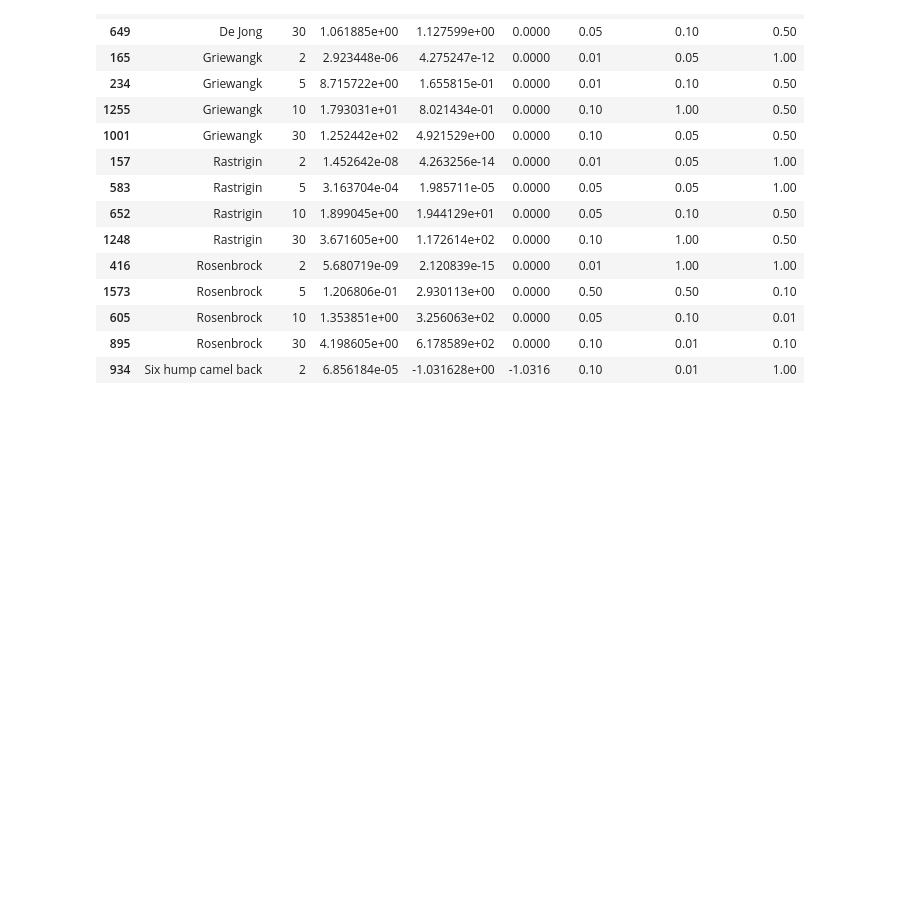
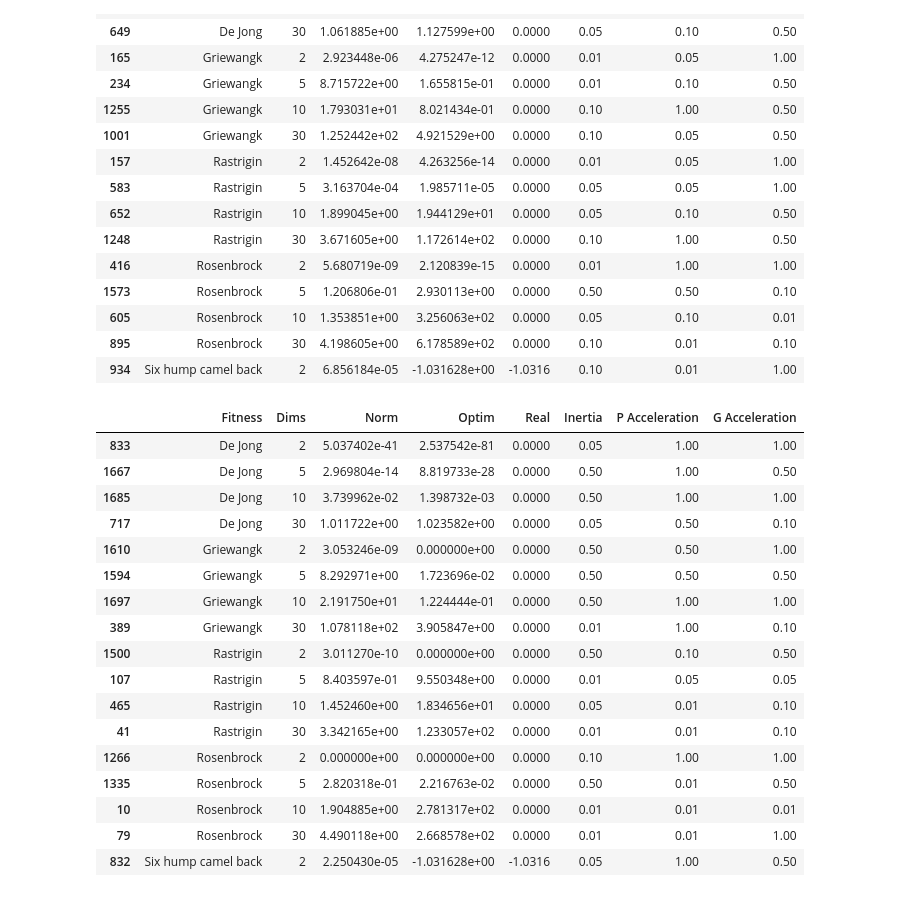
Before and after one commit to StrugariStefan/PSO, a Jupyter notebook: Particle Swarm Optimization.ipynb, the cells around one changed output. Cells and saved outputs as stored; diff of their text form; code cells hidden in the pictures; blank space fills up the shorter version.

```diff
--- a/Particle Swarm Optimization.ipynb
+++ b/Particle Swarm Optimization.ipynb
@@ -176,3 +190,25 @@ rdf2.iloc[rdf2.groupby(['Fitness', 'Dims'])['Norm'].agg(pd.Series.idxmin)]
 | 605 | Rosenbrock | 10 | 1.353851e+00 | 3.256063e+02 | 0.0000 | 0.05 | 0.10 | 0.01 |
 | 895 | Rosenbrock | 30 | 4.198605e+00 | 6.178589e+02 | 0.0000 | 0.10 | 0.01 | 0.10 |
 | 934 | Six hump camel back | 2 | 6.856184e-05 | -1.031628e+00 | -1.0316 | 0.10 | 0.01 | 1.00 |
+# %%
+rdf2 = pd.read_pickle('.\\t100-p100.pkl')
+rdf2.iloc[rdf2.groupby(['Fitness', 'Dims'])['Norm'].agg(pd.Series.idxmin)]
+# %% [output]
+|  | Fitness | Dims | Norm | Optim | Real | Inertia | P Acceleration | G Acceleration |
+| 833 | De Jong | 2 | 5.037402e-41 | 2.537542e-81 | 0.0000 | 0.05 | 1.00 | 1.00 |
+| 1667 | De Jong | 5 | 2.969804e-14 | 8.819733e-28 | 0.0000 | 0.50 | 1.00 | 0.50 |
+| 1685 | De Jong | 10 | 3.739962e-02 | 1.398732e-03 | 0.0000 | 0.50 | 1.00 | 1.00 |
+| 717 | De Jong | 30 | 1.011722e+00 | 1.023582e+00 | 0.0000 | 0.05 | 0.50 | 0.10 |
+| 1610 | Griewangk | 2 | 3.053246e-09 | 0.000000e+00 | 0.0000 | 0.50 | 0.50 | 1.00 |
+| 1594 | Griewangk | 5 | 8.292971e+00 | 1.723696e-02 | 0.0000 | 0.50 | 0.50 | 0.50 |
+| 1697 | Griewangk | 10 | 2.191750e+01 | 1.224444e-01 | 0.0000 | 0.50 | 1.00 | 1.00 |
+| 389 | Griewangk | 30 | 1.078118e+02 | 3.905847e+00 | 0.0000 | 0.01 | 1.00 | 0.10 |
+| 1500 | Rastrigin | 2 | 3.011270e-10 | 0.000000e+00 | 0.0000 | 0.50 | 0.10 | 0.50 |
+| 107 | Rastrigin | 5 | 8.403597e-01 | 9.550348e+00 | 0.0000 | 0.01 | 0.05 | 0.05 |
+| 465 | Rastrigin | 10 | 1.452460e+00 | 1.834656e+01 | 0.0000 | 0.05 | 0.01 | 0.10 |
+| 41 | Rastrigin | 30 | 3.342165e+00 | 1.233057e+02 | 0.0000 | 0.01 | 0.01 | 0.10 |
+| 1266 | Rosenbrock | 2 | 0.000000e+00 | 0.000000e+00 | 0.0000 | 0.10 | 1.00 | 1.00 |
+| 1335 | Rosenbrock | 5 | 2.820318e-01 | 2.216763e-02 | 0.0000 | 0.50 | 0.01 | 0.50 |
+| 10 | Rosenbrock | 10 | 1.904885e+00 | 2.781317e+02 | 0.0000 | 0.01 | 0.01 | 0.01 |
+| 79 | Rosenbrock | 30 | 4.490118e+00 | 2.668578e+02 | 0.0000 | 0.01 | 0.01 | 1.00 |
+| 832 | Six hump camel back | 2 | 2.250430e-05 | -1.031628e+00 | -1.0316 | 0.05 | 1.00 | 0.50 |
```
Also changed, not shown: parts of 4 cells of this notebook, 4 other files.
